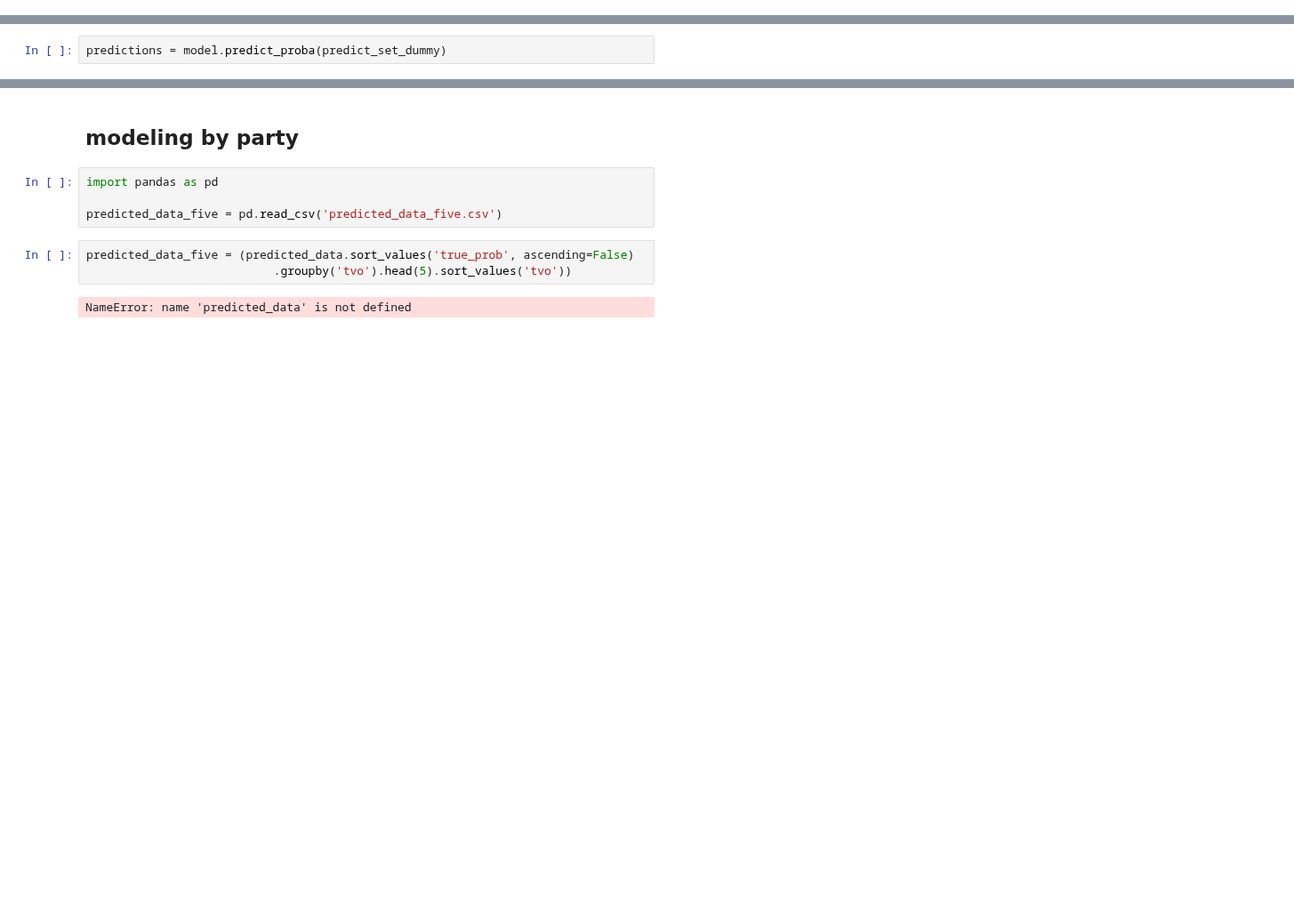
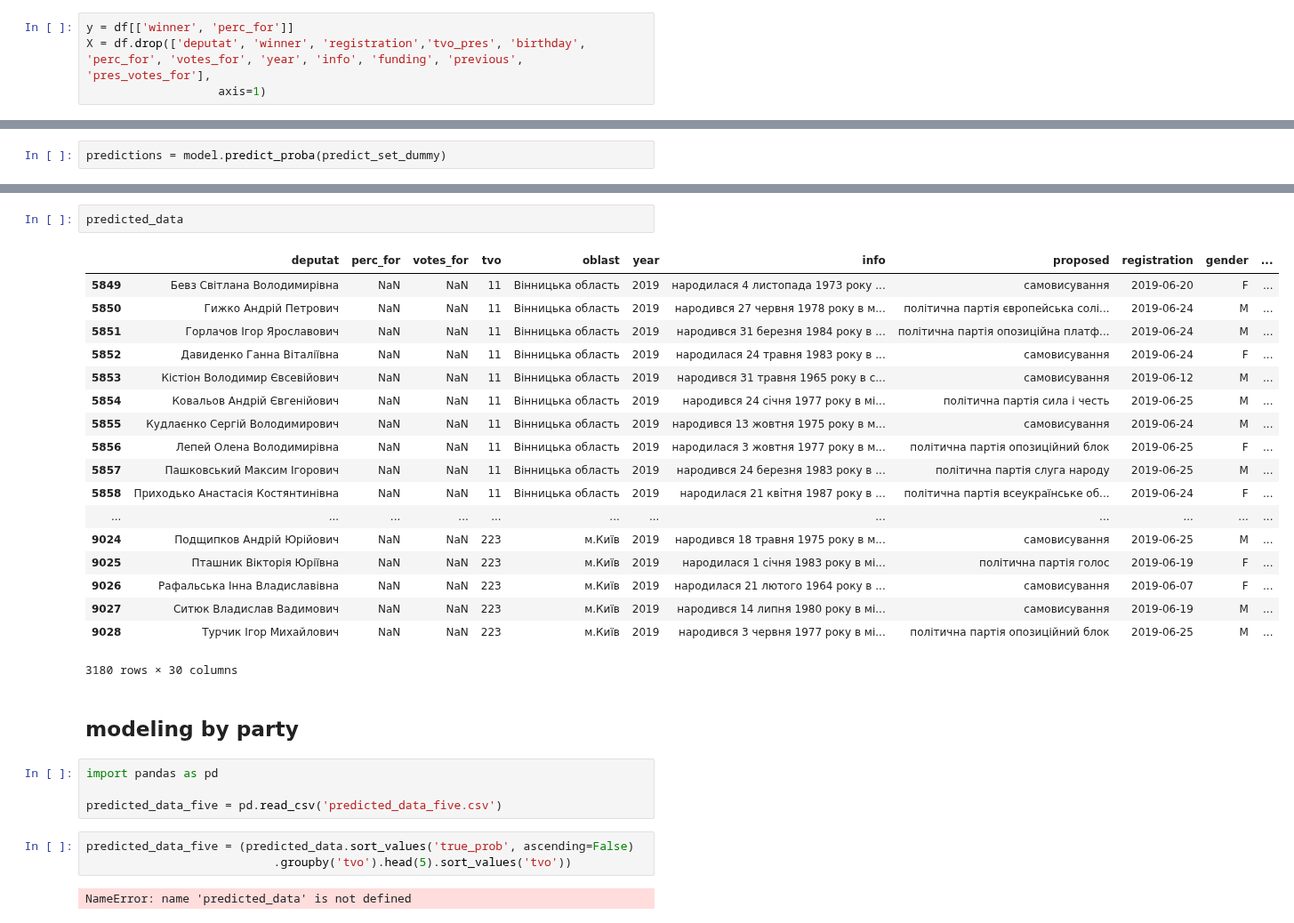
Before and after one commit to texty/parliamentary_elections_forecasting_2019, a Jupyter notebook: h2o.ipynb, the cells around one changed output, grey strips where cells are left out. Shown at 89% size. Cells and saved outputs as stored; diff of their text form; blank space fills up the shorter version.

```diff
--- a/h2o.ipynb
+++ b/h2o.ipynb
@@ -490,0 +523,4 @@ predict_set = predict_set.drop(['deputat','winner', 'registration','tvo_pres', '
+# %%
+y = df[['winner', 'perc_for']]
+X = df.drop(['deputat', 'winner', 'registration','tvo_pres', 'birthday', 'perc_for', 'votes_for', 'year', 'info', 'funding', 'previous', 'pres_votes_for'],
+                   axis=1)
@@ -515,3 +595,24 @@ predicted_data['true_prob'] = predictions[:,1]
+# %%
+predicted_data
+# %% [output]
+|  | deputat | perc_for | votes_for | tvo | oblast | year | info | proposed | registration | gender | ... |
+| 5849 | Бевз Світлана Володимирівна | NaN | NaN | 11 | Вінницька область | 2019 | народилася 4 листопада 1973 року ... | самовисування | 2019-06-20 | F | ... |
+| 5850 | Гижко Андрій Петрович | NaN | NaN | 11 | Вінницька область | 2019 | народився 27 червня 1978 року в м... | політична партія європейська солі... | 2019-06-24 | M | ... |
+| 5851 | Горлачов Ігор Ярославович | NaN | NaN | 11 | Вінницька область | 2019 | народився 31 березня 1984 року в ... | політична партія опозиційна платф... | 2019-06-24 | M | ... |
+| 5852 | Давиденко Ганна Віталіївна | NaN | NaN | 11 | Вінницька область | 2019 | народилася 24 травня 1983 року в ... | самовисування | 2019-06-24 | F | ... |
+| 5853 | Кістіон Володимир Євсевійович | NaN | NaN | 11 | Вінницька область | 2019 | народився 31 травня 1965 року в с... | самовисування | 2019-06-12 | M | ... |
+| 5854 | Ковальов Андрій Євгенійович | NaN | NaN | 11 | Вінницька область | 2019 | народився 24 сiчня 1977 року в мі... | політична партія сила і честь | 2019-06-25 | M | ... |
+| 5855 | Кудлаєнко Сергій Володимирович | NaN | NaN | 11 | Вінницька область | 2019 | народився 13 жовтня 1975 року в м... | самовисування | 2019-06-24 | M | ... |
+| 5856 | Лепей Олена Володимирівна | NaN | NaN | 11 | Вінницька область | 2019 | народилася 3 жовтня 1977 року в м... | політична партія опозиційний блок | 2019-06-25 | F | ... |
+| 5857 | Пашковський Максим Ігорович | NaN | NaN | 11 | Вінницька область | 2019 | народився 24 березня 1983 року в ... | політична партія слуга народу | 2019-06-25 | M | ... |
+| 5858 | Приходько Анастасія Костянтинівна | NaN | NaN | 11 | Вінницька область | 2019 | народилася 21 квiтня 1987 року в ... | політична партія всеукраїнське об... | 2019-06-24 | F | ... |
+| ... | ... | ... | ... | ... | ... | ... | ... | ... | ... | ... | ... |
+| 9024 | Подщипков Андрій Юрійович | NaN | NaN | 223 | м.Київ | 2019 | народився 18 травня 1975 року в м... | самовисування | 2019-06-25 | M | ... |
+| 9025 | Пташник Вікторія Юріївна | NaN | NaN | 223 | м.Київ | 2019 | народилася 1 сiчня 1983 року в мі... | політична партія голос | 2019-06-19 | F | ... |
+| 9026 | Рафальська Інна Владиславівна | NaN | NaN | 223 | м.Київ | 2019 | народилася 21 лютого 1964 року в ... | самовисування | 2019-06-07 | F | ... |
+| 9027 | Ситюк Владислав Вадимович | NaN | NaN | 223 | м.Київ | 2019 | народився 14 липня 1980 року в мі... | самовисування | 2019-06-19 | M | ... |
+| 9028 | Турчик Ігор Михайлович | NaN | NaN | 223 | м.Київ | 2019 | народився 3 червня 1977 року в мі... | політична партія опозиційний блок | 2019-06-25 | M | ... |
+3180 rows × 30 columns
 # %% [markdown]
 ## modeling by party
 # %%
```
Also changed, not shown: parts of 40 cells of this notebook, 5 other files.
